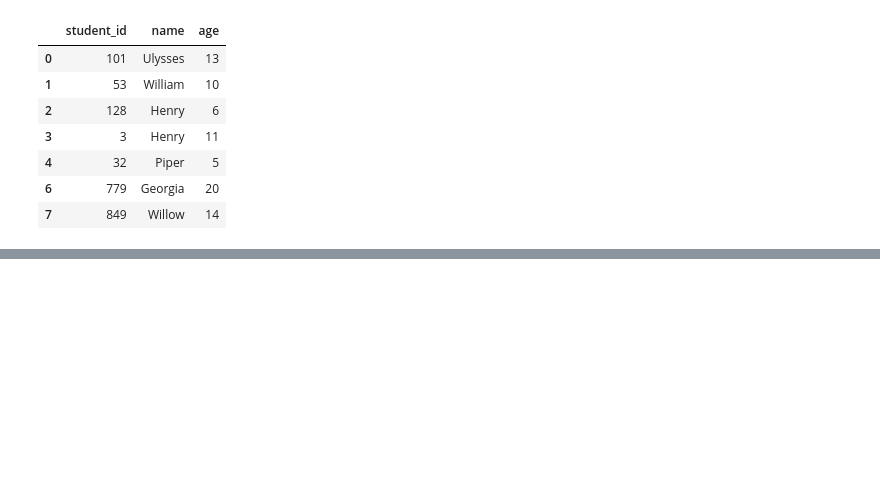
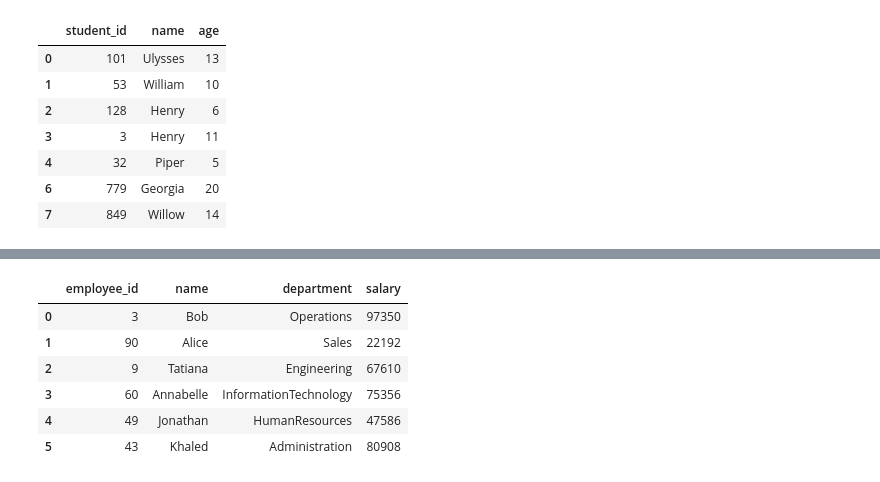
Before and after one commit to rajnishspandey/leetcode_pandas, a Jupyter notebook: leetcodePandas_Practice.ipynb, the cells around one changed output, grey strips where cells are left out. Cells and saved outputs as stored; diff of their text form; code cells hidden in the pictures; blank space fills up the shorter version.

Commit message:
leetcode pandas practice

```diff
--- a/leetcodePandas_Practice.ipynb
+++ b/leetcodePandas_Practice.ipynb
@@ -269,3 +270,11 @@ dropMissingData(students)
 | 4 | 32 | Piper | 5 |
 | 6 | 779 | Georgia | 20 |
 | 7 | 849 | Willow | 14 |
+# %%
+# general practice 8. Modify Columns
+excel_file = "general_practice.xlsx"
+sheet = "employees"
+
+excel_file = pd.ExcelFile(excel_file)
+employees = pd.read_excel(excel_file, sheet)
+employees
@@ -271,0 +289,12 @@ dropMissingData(students)
+# %%
+# Write a solution to modify the salary column by multiplying each salary by 2.
+employees['salary'] = employees['salary'] * 2
+employees
+# %% [output]
+|  | employee_id | name | department | salary |
+| 0 | 3 | Bob | Operations | 97350 |
+| 1 | 90 | Alice | Sales | 22192 |
+| 2 | 9 | Tatiana | Engineering | 67610 |
+| 3 | 60 | Annabelle | InformationTechnology | 75356 |
+| 4 | 49 | Jonathan | HumanResources | 47586 |
+| 5 | 43 | Khaled | Administration | 80908 |
```
Also changed, not shown: parts of 3 cells of this notebook, 1 other file.
